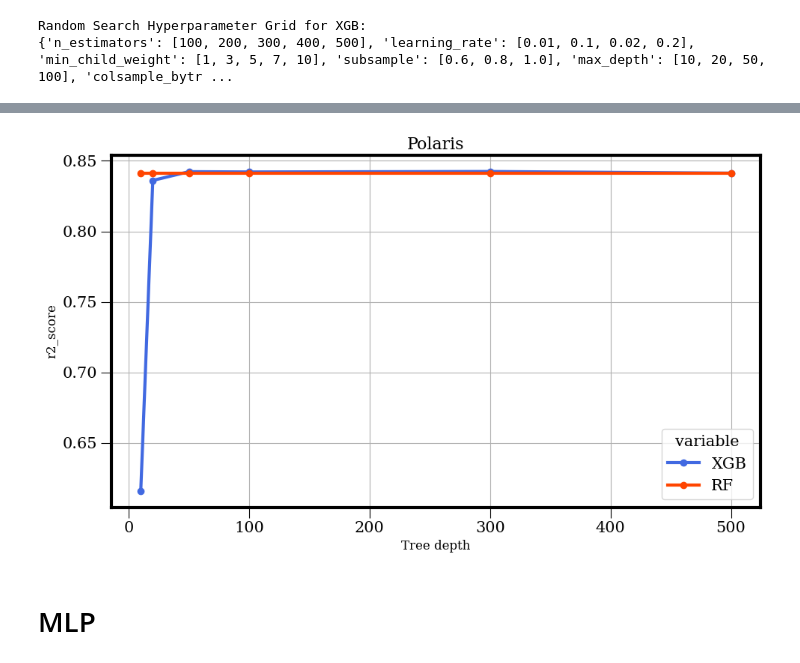
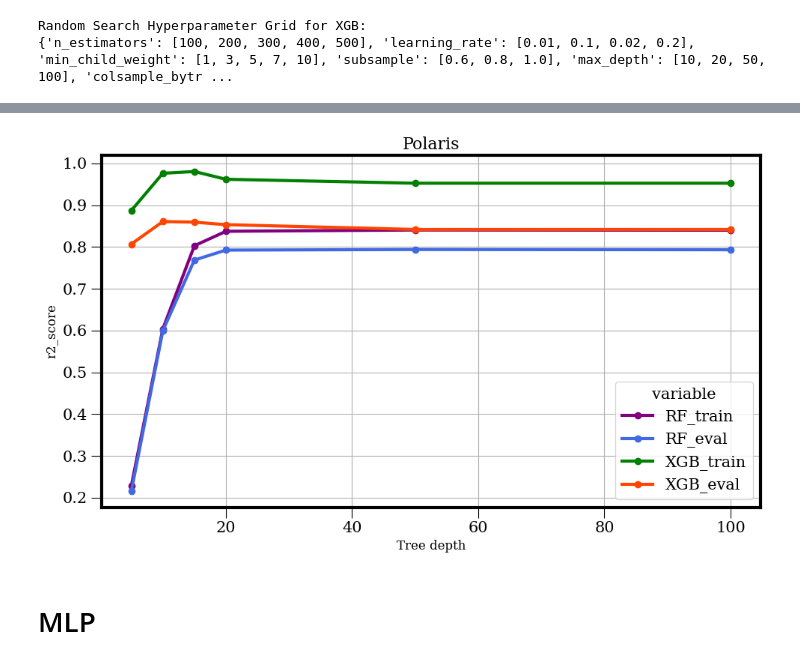
Before and after one commit to okaforn/Wait-time-analysis, a Jupyter notebook: Queue_wait_time_prediction_polaris.ipynb, the cells around one changed output, grey strips where cells are left out. Cells and saved outputs as stored; diff of their text form; code cells hidden in the pictures.

```diff
--- a/Queue_wait_time_prediction_polaris.ipynb
+++ b/Queue_wait_time_prediction_polaris.ipynb
@@ -372,8 +465,28 @@ Prediction time: 0.06 seconds
 # %%
-# Select best max_depth based on r2 score on evaluation data
-best_depth_index = np.argmax(xgb_r2_scores_eval)
-optimal_depth = max_depth[best_depth_index]
-print(f"\nBest max_depth based on evaluation data: {optimal_depth}")
+# Select best max_depth based on r2 score on evaluation data, and that the difference between the r2 score on
+# evaluation data and training data does not exceed 0.20
+
+# Convert lists to numpy arrays
+xgb_r2_scores_train = np.array(xgb_r2_scores_train)
+xgb_r2_scores_eval = np.array(xgb_r2_scores_eval)
+
+# Compute difference between xgb_r2_scores_train and xgb_r2_scores_eval
+xgb_r2_diff = xgb_r2_scores_train - xgb_r2_scores_eval
+# Filter acceptable depths(difference <= 0.20)
+valid_mask = xgb_r2_diff <= 0.20
+
+if not np.any(valid_mask):
+    print("No depths satisfy the overfitting constraint (train - eval <= 0.20).")
+    print("Selecting the best depth purely based on evaluation score.")
+    best_depth_index = np.argmax(xgb_r2_scores_eval)
+else:
+    # Among valid depths, choose the one with highest eval R²
+    best_depth_index = np.argmax(xgb_r2_scores_eval[valid_mask])
+    valid_depths = np.array(max_depth)[valid_mask]
+    optimal_depth = valid_depths[best_depth_index]
+
+print(f"\nBest max_depth that satisfies constraint: {optimal_depth}")
+
 
 # Final model training with best depth
 print("\nRetraining on full training data with best max_depth and evaluating on test data...")
@@ -386,7 +499,7 @@ y_test_pred_log = final_model.predict(X_test)
 y_test_pred = np.expm1(y_test_pred_log)
 
 # Test performance
-xgb_test = r2_score(y_test, y_test_pred)
+r2_test = r2_score(y_test, y_test_pred)
 rmse_test = np.sqrt(mean_squared_error(y_test, y_test_pred))
 mae_test = mean_absolute_error(y_test, y_test_pred)
 mape_test = mean_absolute_percentage_error(y_test, y_test_pred)
@@ -485,26 +598,33 @@ plt.show()
 # %%
 #plot r2_scores
 depths = max_depth_values
 
 plt.figure(figsize=(10, 6))
 
-# XGB line
-plt.plot(depths, rf_r2_scores_eval, marker='o', label='XGB', color='royalblue')
+# rf train line
+plt.plot(depths, rf_r2_scores_train, marker='o', label='RF_train', color='purple')
+# rf eval line
+plt.plot(depths, rf_r2_scores_eval, marker='o', label='RF_eval', color='royalblue')
 
-# RF line
-plt.plot(depths, xgb_r2_scores_eval, marker='o', label='RF', color='orangered')
+
+
+# xgb train line
+plt.plot(depths, xgb_r2_scores_train, marker='o', label='XGB_train', color='green')
+
+# xgb eval line
+plt.plot(depths, xgb_r2_scores_eval, marker='o', label='XGB_eval', color='orangered')
 
 # Labels and title
 plt.title('Polaris', fontsize=16)
 plt.xlabel('Tree depth', fontsize=12)
 plt.ylabel('r2_score', fontsize=12)
 plt.legend(title='variable')
 plt.grid(True)
 plt.tight_layout()
 
 plt.show()
 # %% [output]
-[figure, old version]
+[figure, new version]
 # %% [markdown]
 # MLP
 # %%
```
Also changed, not shown: parts of 33 cells of this notebook.
